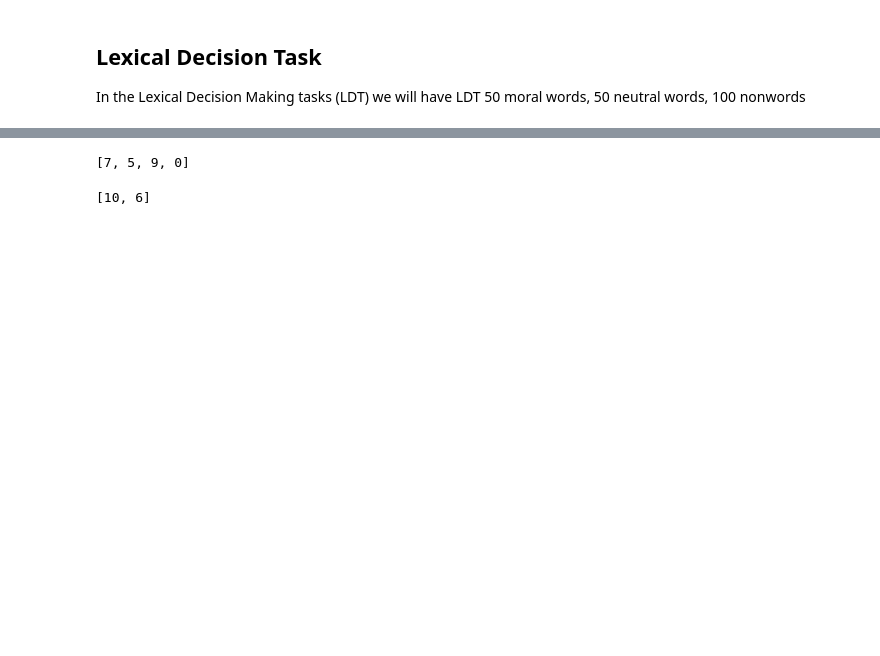
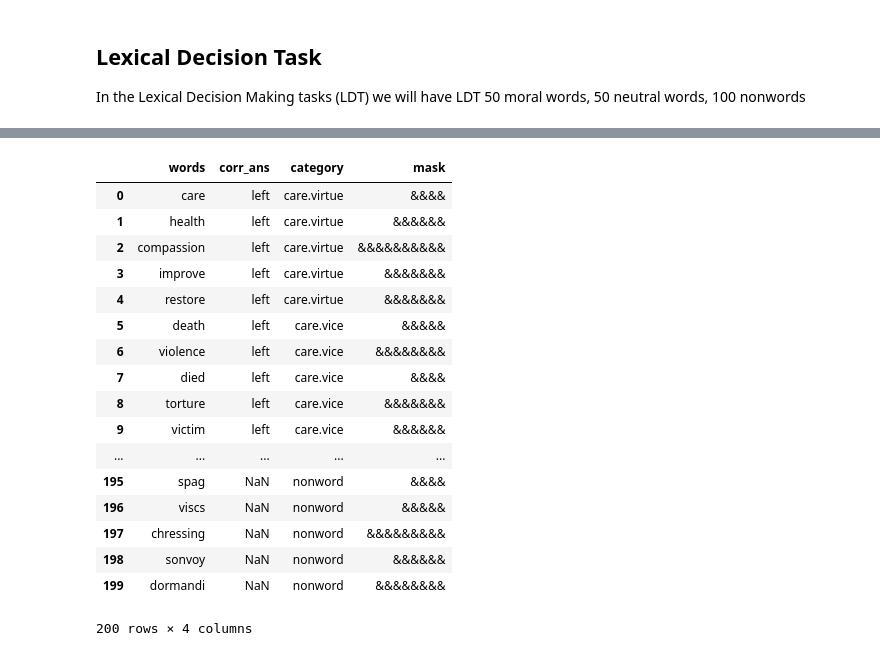
Before and after one commit to medianeuroscience/mft_amp, a Jupyter notebook: word_selection.ipynb, the cells around one changed output, grey strips where cells are left out. Saved outputs shown, nothing was run; the diff lists cells and outputs as text; code cells hidden in the pictures; blank space fills up the shorter version.

```diff
--- a/word_selection.ipynb
+++ b/word_selection.ipynb
@@ -48 +15,5 @@ control = [340,341]
+# %%
+unique_cats = {k:None for k in words.category.unique()}
+for k,v in unique_cats.items():
+    unique_cats[k] = list(words[words.category == k].index.values)
 # %% [markdown]
@@ -75,0 +37,17 @@ AMP_category = words.loc[AMP_words].category.values
+# %%
+amp_moral_words = []
+amp_nonwords = []
+for k,v in full_amp_words.items():
+    if k != "nonword":
+        for i in v:
+            amp_moral_words.append(i)
+    if k == "nonword":
+        for i in v:
+            amp_nonwords.append(i)
+
+# Taking a random sample of 10 of the nonwords to use as primes, and then adding them to the primes list
+amp_nonword_primes = random.sample(amp_nonwords,10)
+amp_primes_list = amp_moral_words + amp_nonword_primes
+
+for x in amp_nonword_primes:
+  amp_nonwords.remove(x)
@@ -165,9 +160,41 @@ array(['fornicalion', 'racist', 'even', 'either', 'letish', 'amount',
-# %%
-AMP_prac_selection = np.random.choice(10, 4, replace=False)
-AMP_prac_selection.tolist()
-# %% [output]
-[7, 5, 9, 0]
-# %%
-AMP_prac_selection
-# %% [output]
-[10, 6]
+# %%
+ldt_wordlist = []
+for k,v in full_ldt_words.items():
+    if k != "control":
+        for i in v:
+            ldt_wordlist.append(i)
+
+# Pulling the words, correct answers, categories, & masks for all of the indices for our words
+LDT_words = words.loc[ldt_wordlist].words.values
+LDT_corr = words.loc[ldt_wordlist].correct_ldt.values
+LDT_category = words.loc[ldt_wordlist].category.values
+LDT_masklist = words.loc[ldt_wordlist].masks.values
+
+df_ldt = pd.DataFrame(
+    {'words': LDT_words.tolist(),
+     'corr_ans': LDT_corr.tolist(),
+     'category': LDT_category.tolist(),
+     'mask': LDT_masklist.tolist()
+    })
+# %%
+# We should have 200 LDT words
+df_ldt
+# %% [output]
+|  | words | corr_ans | category | mask |
+| 0 | care | left | care.virtue | &&&& |
+| 1 | health | left | care.virtue | &&&&&& |
+| 2 | compassion | left | care.virtue | &&&&&&&&&& |
+| 3 | improve | left | care.virtue | &&&&&&& |
+| 4 | restore | left | care.virtue | &&&&&&& |
+| 5 | death | left | care.vice | &&&&& |
+| 6 | violence | left | care.vice | &&&&&&&& |
+| 7 | died | left | care.vice | &&&& |
+| 8 | torture | left | care.vice | &&&&&&& |
+| 9 | victim | left | care.vice | &&&&&& |
+| ... | ... | ... | ... | ... |
+| 195 | spag | NaN | nonword | &&&& |
+| 196 | viscs | NaN | nonword | &&&&& |
+| 197 | chressing | NaN | nonword | &&&&&&&&& |
+| 198 | sonvoy | NaN | nonword | &&&&&& |
+| 199 | dormandi | NaN | nonword | &&&&&&&& |
+200 rows × 4 columns
```
Also changed, not shown: parts of 20 cells of this notebook, 8 other files.
